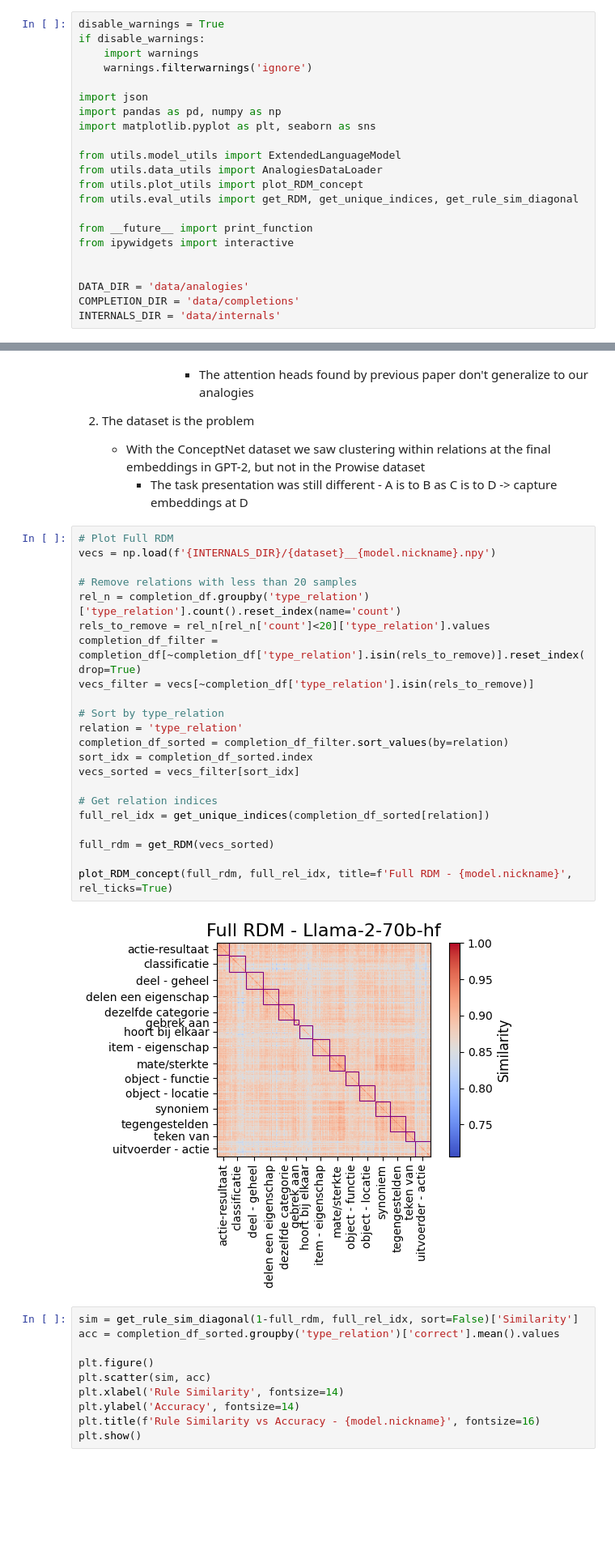
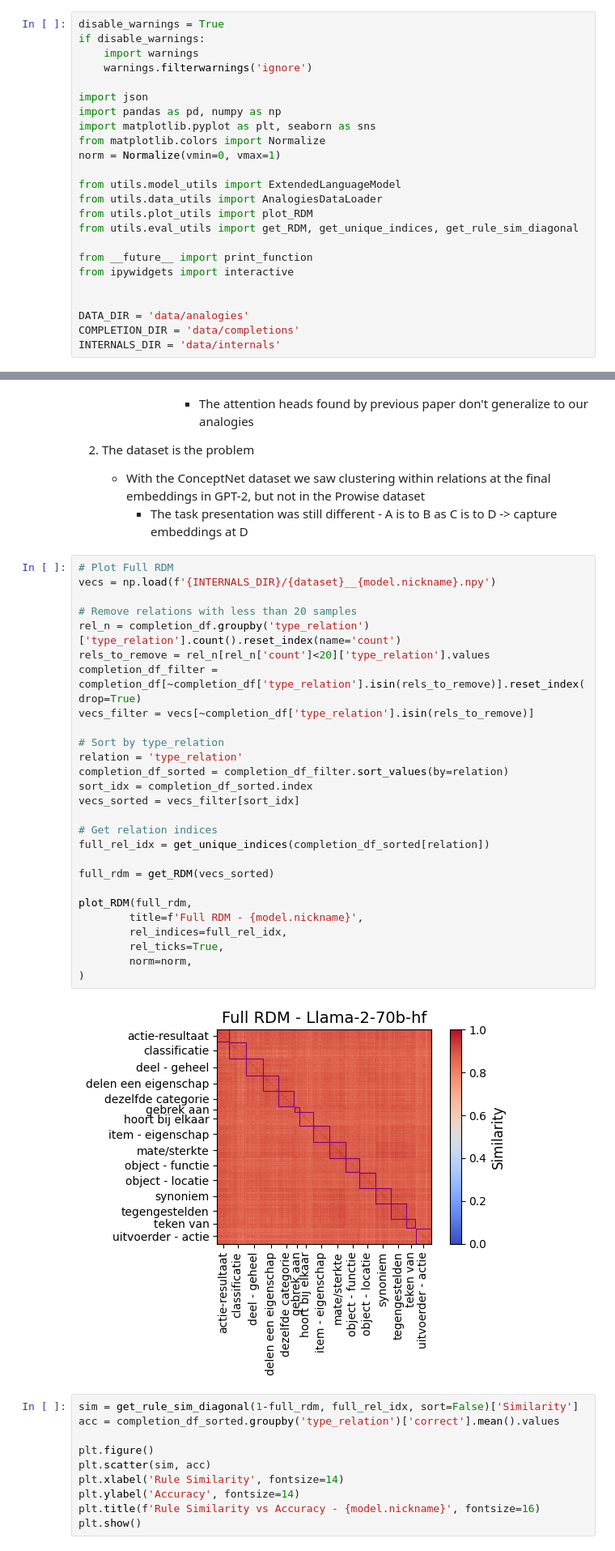
Before and after one commit to gucioopielka/concept_vectors, a Jupyter notebook: inspect_completions.ipynb, the cells around one changed output, grey strips where cells are left out. Shown at 81% size. Saved outputs shown, nothing was run; the diff lists cells and outputs as text; blank space fills up the shorter version.

```diff
--- a/inspect_completions.ipynb
+++ b/inspect_completions.ipynb
@@ -7,10 +7,12 @@ if disable_warnings:
 import json
 import pandas as pd, numpy as np
 import matplotlib.pyplot as plt, seaborn as sns
+from matplotlib.colors import Normalize
+norm = Normalize(vmin=0, vmax=1)
 
 from utils.model_utils import ExtendedLanguageModel
 from utils.data_utils import AnalogiesDataLoader
-from utils.plot_utils import plot_RDM_concept
+from utils.plot_utils import plot_RDM
 from utils.eval_utils import get_RDM, get_unique_indices, get_rule_sim_diagonal
 
 from __future__ import print_function
@@ -167,27 +169,32 @@ plt.show()
 # %%
 # Plot Full RDM
 vecs = np.load(f'{INTERNALS_DIR}/{dataset}__{model.nickname}.npy')
 
 # Remove relations with less than 20 samples
 rel_n = completion_df.groupby('type_relation')['type_relation'].count().reset_index(name='count')
 rels_to_remove = rel_n[rel_n['count']<20]['type_relation'].values
 completion_df_filter = completion_df[~completion_df['type_relation'].isin(rels_to_remove)].reset_index(drop=True)
 vecs_filter = vecs[~completion_df['type_relation'].isin(rels_to_remove)]
 
 # Sort by type_relation
 relation = 'type_relation'
 completion_df_sorted = completion_df_filter.sort_values(by=relation)
 sort_idx = completion_df_sorted.index
 vecs_sorted = vecs_filter[sort_idx]
 
 # Get relation indices
 full_rel_idx = get_unique_indices(completion_df_sorted[relation])
 
 full_rdm = get_RDM(vecs_sorted)
 
-plot_RDM_concept(full_rdm, full_rel_idx, title=f'Full RDM - {model.nickname}', rel_ticks=True)
+plot_RDM(full_rdm,
+        title=f'Full RDM - {model.nickname}',
+        rel_indices=full_rel_idx,
+        rel_ticks=True,
+        norm=norm,
+)
 # %% [output]
-[figure, old version]
+[figure, new version]
 # %%
 sim = get_rule_sim_diagonal(1-full_rdm, full_rel_idx, sort=False)['Similarity']
 acc = completion_df_sorted.groupby('type_relation')['correct'].mean().values
```
Also changed, not shown: parts of 4 cells of this notebook, 11 other files.
